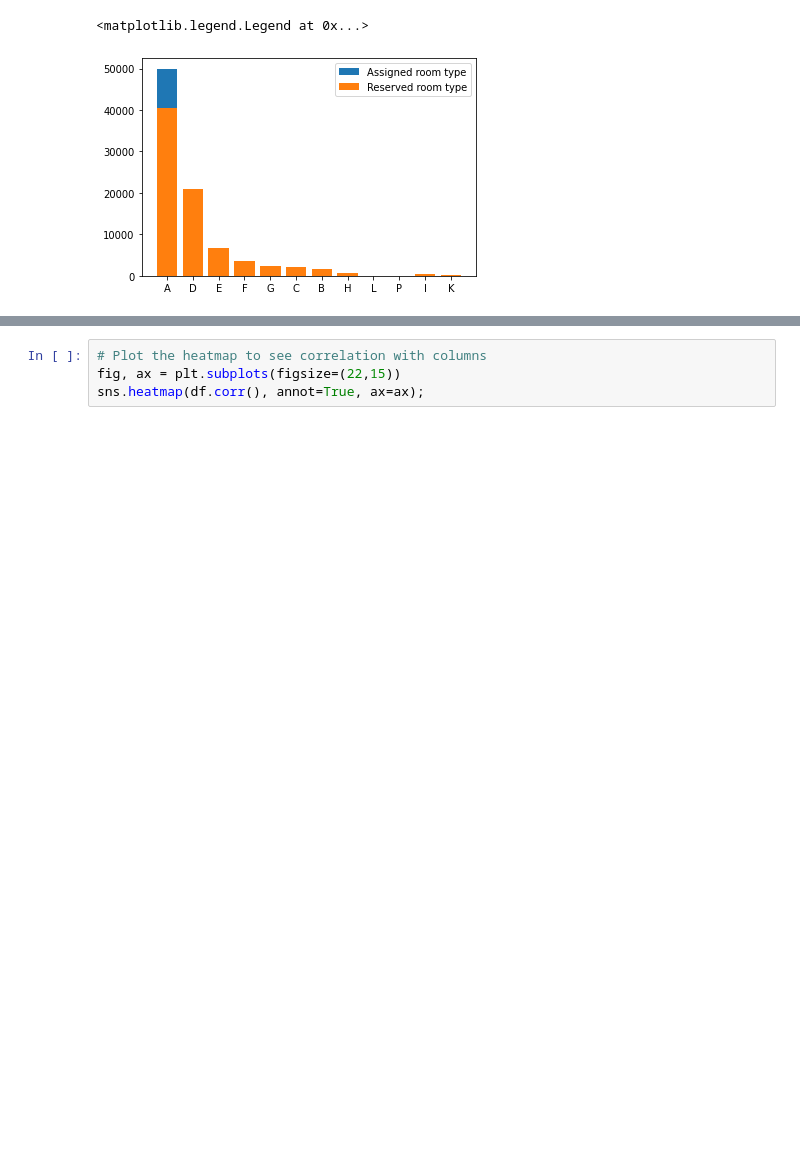
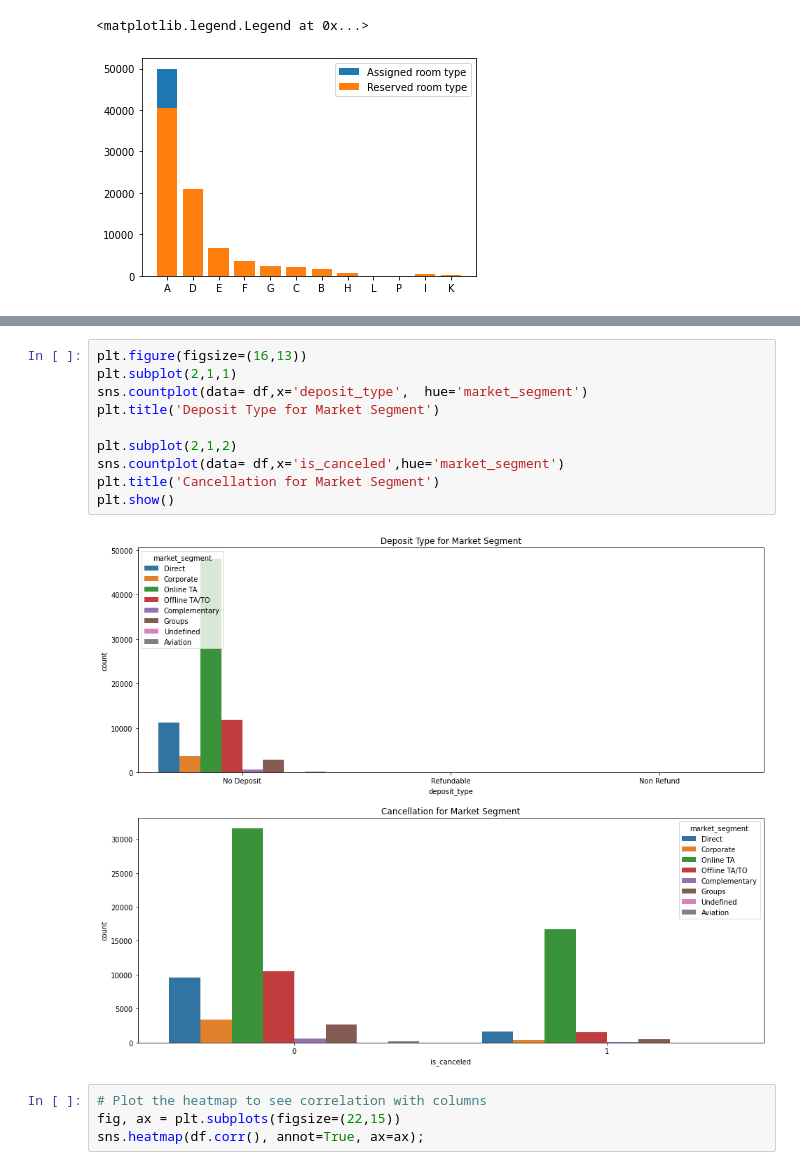
Before and after one commit to Pawan-kumar-Singh/Hotel_Booking-_Analysis, a Jupyter notebook: Hotel_Booking_Analysis_Capstone_Project.ipynb, the cells around one changed output, grey strips where cells are left out. Cells and saved outputs as stored; diff of their text form; blank space fills up the shorter version.

```diff
--- a/Hotel_Booking_Analysis_Capstone_Project.ipynb
+++ b/Hotel_Booking_Analysis_Capstone_Project.ipynb
@@ -1282,3 +1306,15 @@ KeyboardInterrupt: ignored
+# %%
+plt.figure(figsize=(16,13))
+plt.subplot(2,1,1)
+sns.countplot(data= df,x='deposit_type',  hue='market_segment')
+plt.title('Deposit Type for Market Segment')
+
+plt.subplot(2,1,2)
+sns.countplot(data= df,x='is_canceled',hue='market_segment')
+plt.title('Cancellation for Market Segment')
+plt.show()
+# %% [output]
+[figure, added]
 # %%
 # Plot the heatmap to see correlation with columns
 fig, ax = plt.subplots(figsize=(22,15))
```
Also changed, not shown: parts of 47 cells of this notebook.
